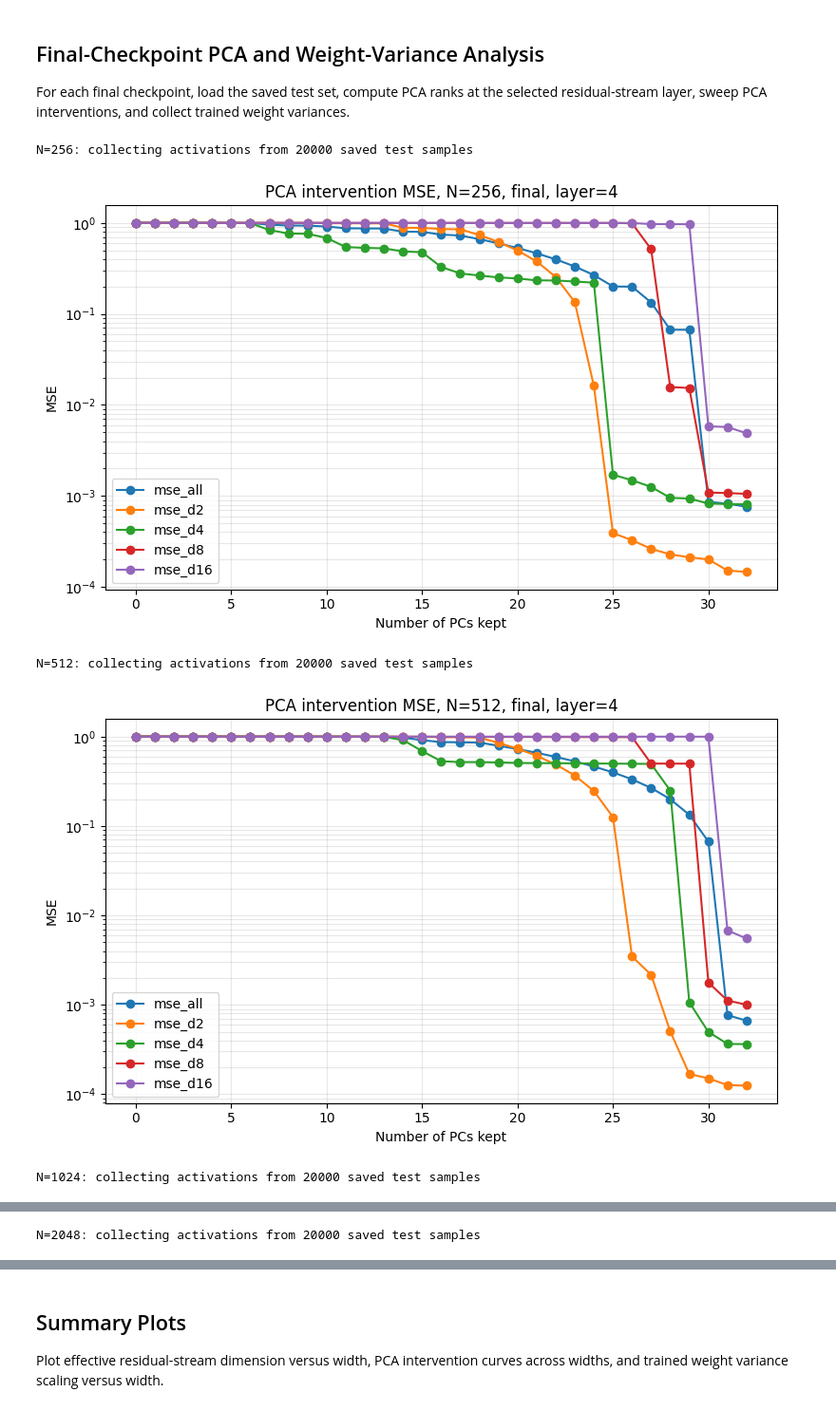
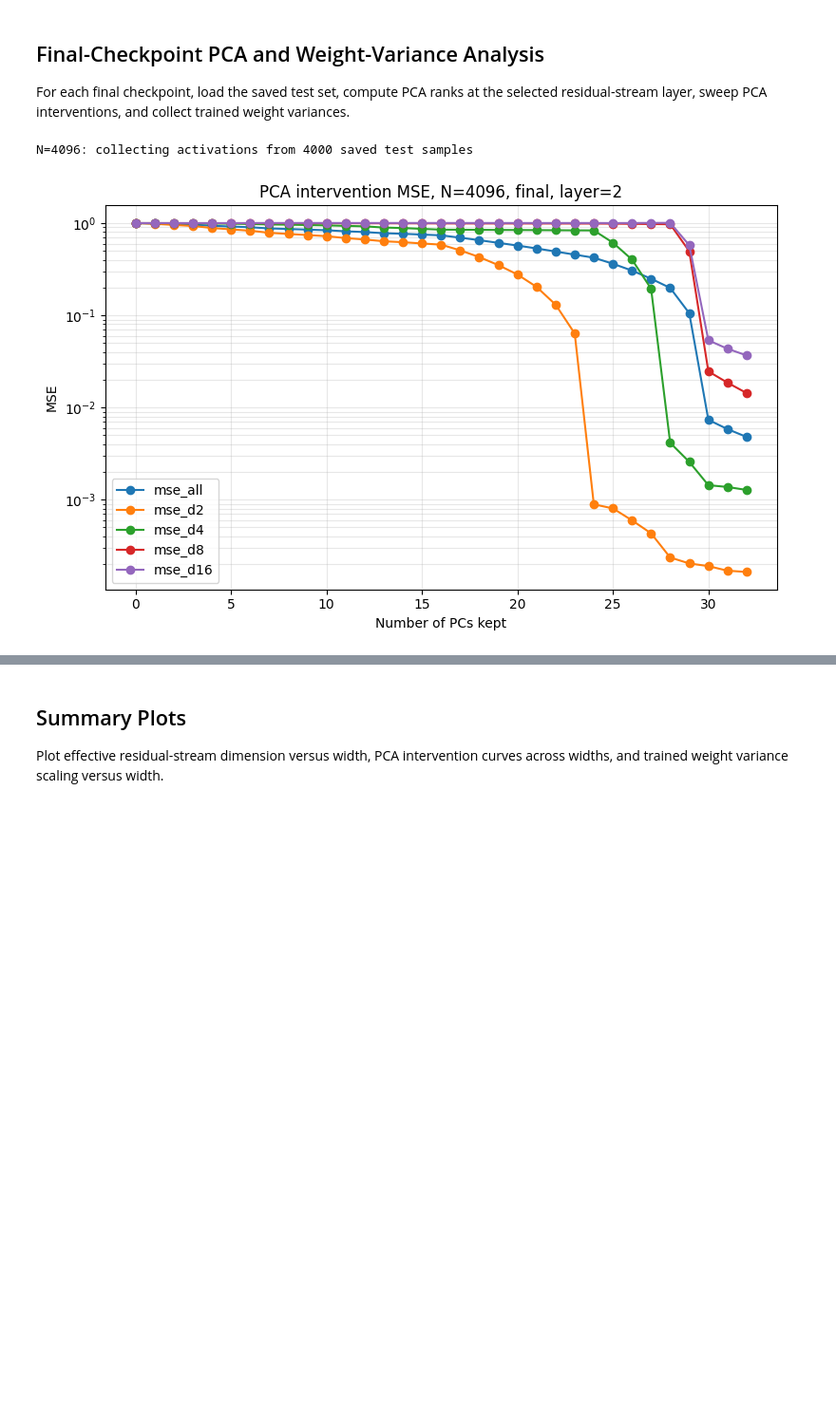
Before and after one commit to labofdoubt/feature-learning-parity-task, a Jupyter notebook: notebooks/colab_width_scaling_sgd.ipynb, the cells around one changed output, grey strips where cells are left out. Shown at 95% size. Cells and saved outputs as stored; diff of their text form; code cells hidden in the pictures; blank space fills up the shorter version.

```diff
--- a/notebooks/colab_width_scaling_sgd.ipynb
+++ b/notebooks/colab_width_scaling_sgd.ipynb
@@ -163,7 +163,7 @@ RUNS_DIR = DRIVE_ROOT / "runs"
 PLOTS_DIR = DRIVE_ROOT / "plots"
 ANALYSIS_DIR = DRIVE_ROOT / "analysis"
 
-WIDTHS = [256, 512, 1024, 2048]
+WIDTHS = [4096]
 # %%
 import matplotlib.pyplot as plt
 import pandas as pd
@@ -286,10 +280,10 @@ from parity_net.checkpoint import load_checkpoint
 from parity_net.data import ParityDataset, load_dataset
 from parity_net.train import resolve_device, resolve_dtype
 
-PCA_SAMPLES = 20_000
+PCA_SAMPLES = 4_000
 CHECKPOINT_STEP = "final"  # Use "final" or an integer step, e.g. 50000.
 USE_LOG_PCA_MSE_AXIS = True
-ANALYSIS_LAYER_IDX = 4  # 0 is embedding, later indices are after residual blocks.
+ANALYSIS_LAYER_IDX = 2  # 0 is embedding, later indices are after residual blocks.
 KEEP_PCS_MIN = 0
 KEEP_PCS_MAX = 32
 KEEP_PCS_STEP = 1
@@ -426,35 +420,32 @@ for N in WIDTHS:
             ax.set_yscale("log")
         ax.grid(True, alpha=0.3, which="both")
         fig.tight_layout()
         fig.savefig(PLOTS_DIR / f"pca_{pca_mse_scale_label}_sweep_{checkpoint_label}_layer_{ANALYSIS_LAYER_IDX}_N_{N}.png", dpi=150)
         plt.show()
 
         weight_rows.extend(local_weight_rows)
         rank_rows.extend(local_rank_rows)
 
     except Exception as exc:
         print(f"N={N}: checkpoint {checkpoint_path} is broken or non-finite, skipping. Reason: {exc}")
         skipped_widths.append({"N": N, "reason": str(exc)})
         plt.close("all")
         if torch.cuda.is_available():
             torch.cuda.empty_cache()
         continue
 
 rank_df = pd.DataFrame(rank_rows)
 weight_variance_df = pd.DataFrame(weight_rows)
 skipped_widths_df = pd.DataFrame(skipped_widths)
 rank_df.to_csv(ANALYSIS_DIR / f"pca_ranks_by_width_{checkpoint_label}.csv", index=False)
 weight_variance_df.to_csv(ANALYSIS_DIR / f"weight_variances_by_width_{checkpoint_label}.csv", index=False)
 skipped_widths_df.to_csv(ANALYSIS_DIR / f"skipped_widths_{checkpoint_label}.csv", index=False)
 
 display(rank_df)
 display(weight_variance_df)
 if not skipped_widths_df.empty:
     print("Skipped widths")
     display(skipped_widths_df)
 # %% [output]
-N=256: collecting activations from 20000 saved test samples
+N=4096: collecting activations from 4000 saved test samples
-[figure, old version]
+[figure, new version]
-N=512: collecting activations from 20000 saved test samples
-[figure, removed]
-N=1024: collecting activations from 20000 saved test samples
@@ -462 +451,0 @@ N=1024: collecting activations from 20000 saved test samples
-N=2048: collecting activations from 20000 saved test samples
```
Also changed, not shown: parts of 5 cells of this notebook, 3 other files.
